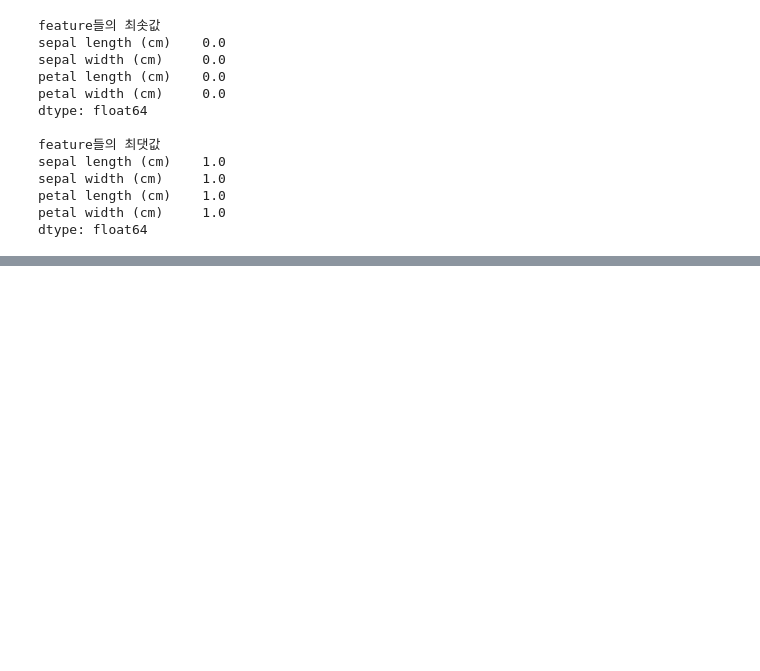
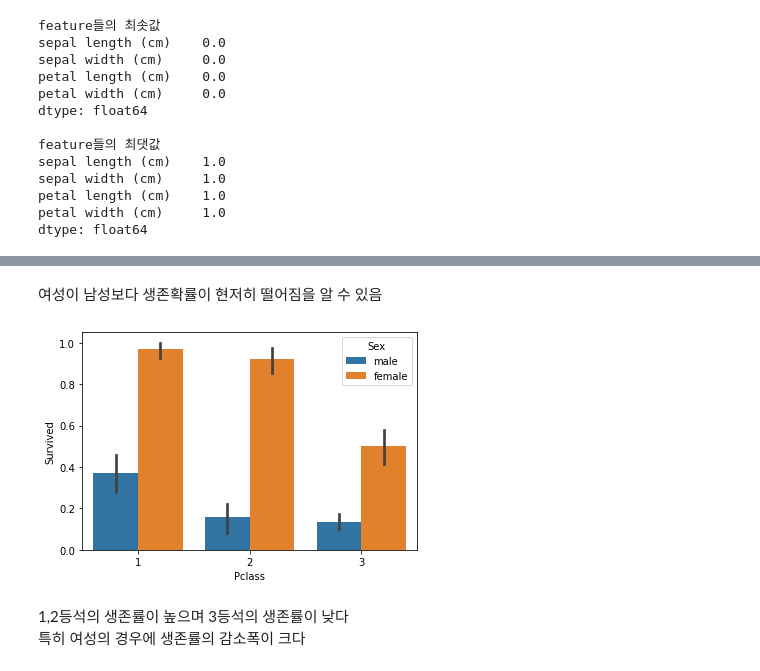
Before and after one commit to unknown-jun/Machine_Learning, a Jupyter notebook: 03. Scikit_Learn.ipynb, the cells around one changed output, grey strips where cells are left out. Drawn from its saved outputs; the diff is of its cells as text; code cells hidden in the pictures; blank space fills up the shorter version.

```diff
--- a/03. Scikit_Learn.ipynb
+++ b/03. Scikit_Learn.ipynb
@@ -573,0 +779,9 @@ dtype: float64
+# %% [markdown]
+여성이 남성보다 생존확률이 현저히 떨어짐을 알 수 있음
+# %%
+sns.barplot(x= 'Pclass', y='Survived', hue='Sex', data=titanic_df);
+# %% [output]
+[figure, added]
+# %% [markdown]
+1,2등석의 생존률이 높으며 3등석의 생존률이 낮다
+특히 여성의 경우에 생존률의 감소폭이 크다
```
Also changed, not shown: parts of 31 cells of this notebook.
